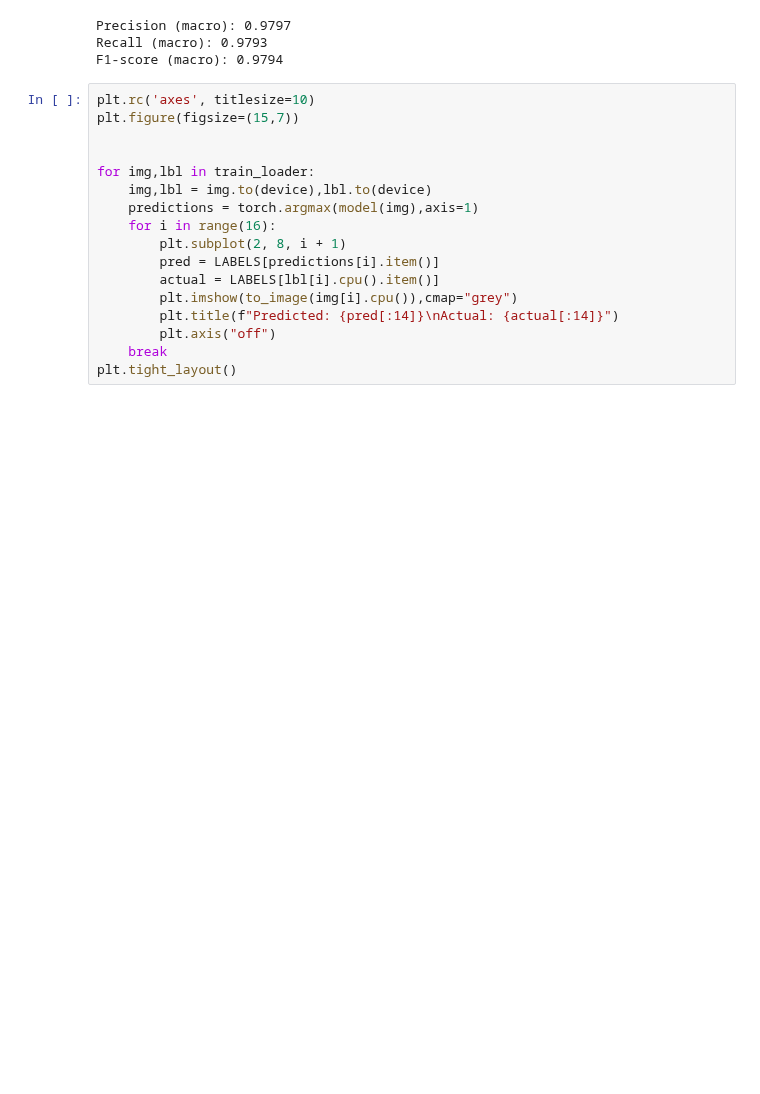
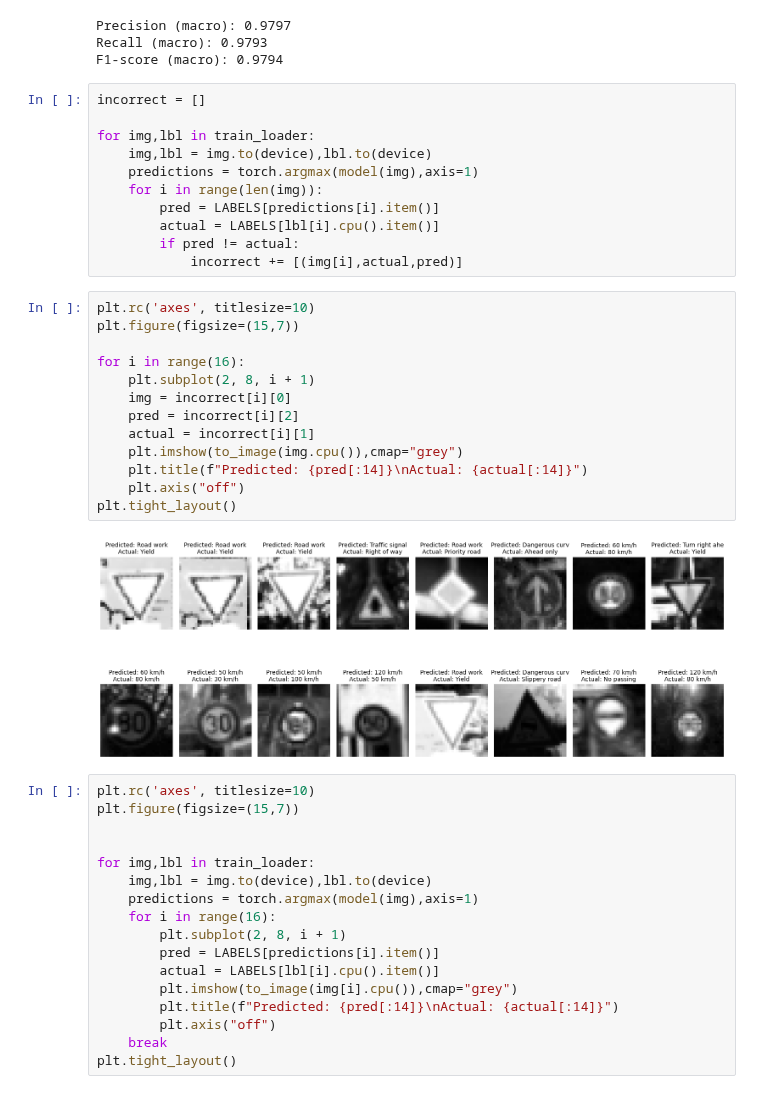
Before and after one commit to ro-jo-mo/Dissertation-Verifying-NN, a Jupyter notebook: Robustness/pytorch greyscale.ipynb, the cells around one changed output. Drawn from its saved outputs; the diff is of its cells as text; blank space fills up the shorter version.

```diff
--- a/Robustness/pytorch greyscale.ipynb
+++ b/Robustness/pytorch greyscale.ipynb
@@ -308,6 +308,32 @@ evaluate(model)
 Precision (macro): 0.9797
 Recall (macro): 0.9793
 F1-score (macro): 0.9794
+# %%
+incorrect = []
+
+for img,lbl in train_loader:
+    img,lbl = img.to(device),lbl.to(device)
+    predictions = torch.argmax(model(img),axis=1)
+    for i in range(len(img)):
+        pred = LABELS[predictions[i].item()]
+        actual = LABELS[lbl[i].cpu().item()]
+        if pred != actual:
+            incorrect += [(img[i],actual,pred)]
+# %%
+plt.rc('axes', titlesize=10)
+plt.figure(figsize=(15,7))
+
+for i in range(16):
+    plt.subplot(2, 8, i + 1)
+    img = incorrect[i][0]
+    pred = incorrect[i][2]
+    actual = incorrect[i][1]
+    plt.imshow(to_image(img.cpu()),cmap="grey")
+    plt.title(f"Predicted: {pred[:14]}\nActual: {actual[:14]}")
+    plt.axis("off")
+plt.tight_layout()
+# %% [output]
+[figure, added]
 # %%
 plt.rc('axes', titlesize=10)
 plt.figure(figsize=(15,7))
```
